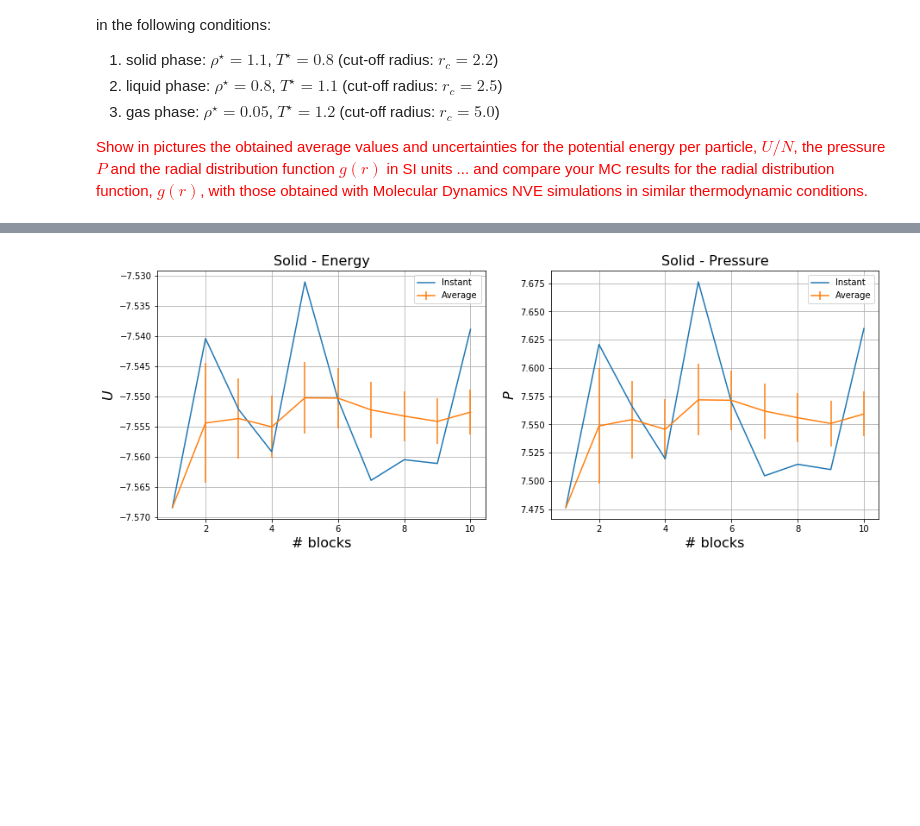
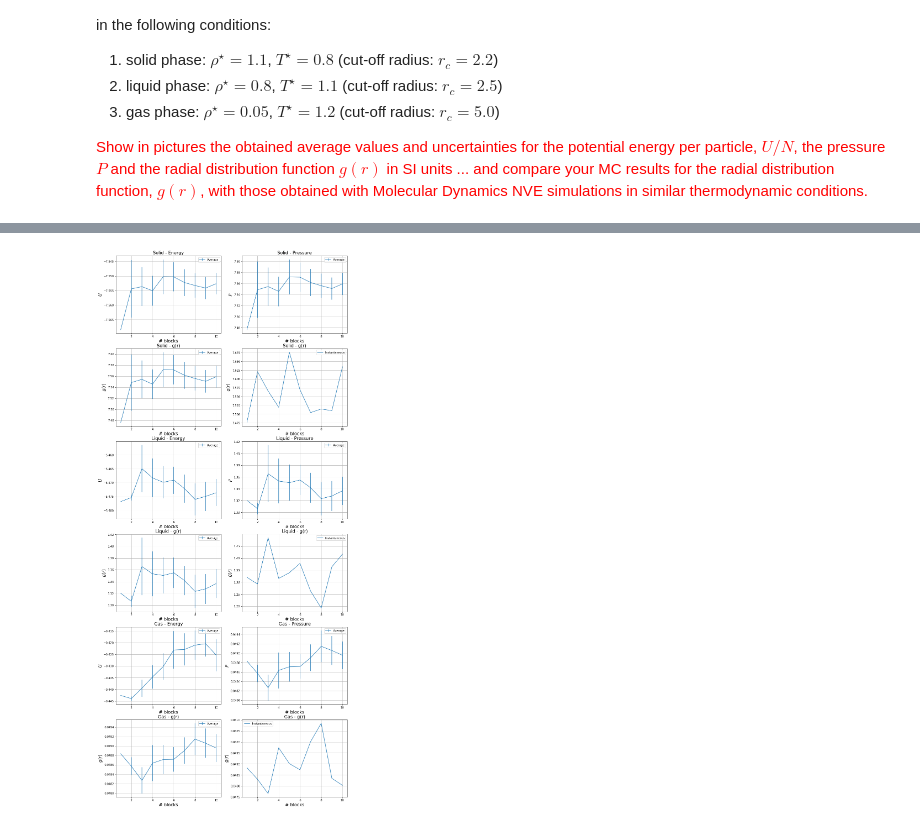
Before and after one commit to rcote98/LSN_exercise_delivery, a Jupyter notebook: esercitazione7/esercitazione7.ipynb, the cells around one changed output, grey strips where cells are left out. Saved outputs shown, nothing was run; the diff lists cells and outputs as text; code cells hidden in the pictures; blank space fills up the shorter version.

```diff
--- a/esercitazione7/esercitazione7.ipynb
+++ b/esercitazione7/esercitazione7.ipynb
@@ -393,11 +437,12 @@ By means of your upgraded MC code, equilibrate and <span style="color:red">perfo
 
 block, u_inst, u_ave, u_error = np.loadtxt("sim_data/solid/output.epot.0", unpack='true')
 block, p_inst, p_ave, p_error = np.loadtxt("sim_data/solid/output.pres.0", unpack='true')
+block, g_inst, g_ave, g_error = np.loadtxt("sim_data/solid/output.gofr.0", unpack='true')
+block, gv_ave, gv_error = np.loadtxt("sim_data/gas/output.gofr-verlet.0", unpack='true')
 
-fig = plt.figure(figsize=[15,18])
+fig = plt.figure(figsize=[15,36])
 
-plt.subplot(3,2,1)
-plt.plot(block, u_inst, label = "Instant")
+plt.subplot(6,2,1)
 plt.errorbar(block,u_ave,yerr=u_error, label = "Average")
 plt.title("Solid - Energy", fontsize = 16)
 plt.ylabel('$U$', fontsize = 16)
@@ -405,11 +450,27 @@ plt.xlabel('# blocks', fontsize = 16)
 plt.legend()
 plt.grid(True)
 
-plt.subplot(3,2,2)
-plt.plot(block, p_inst, label = "Instant")
+plt.subplot(6,2,2)
 plt.errorbar(block,p_ave,yerr=p_error, label = "Average")
 plt.title("Solid - Pressure", fontsize = 16)
 plt.ylabel('$P$', fontsize = 16)
+plt.xlabel('# blocks', fontsize = 16)
+plt.legend()
+plt.grid(True)
+
+plt.subplot(6,2,3)
+plt.errorbar(block,g_ave,yerr=g_error, label = "Average - MC")
+plt.errorbar(block,gv_ave,yerr=gv_error, label = "Average - Verlet")
+plt.title("Solid - g(r)", fontsize = 16)
+plt.ylabel('$g(r)$', fontsize = 16)
+plt.xlabel('# blocks', fontsize = 16)
+plt.legend()
+plt.grid(True)
+
+plt.subplot(6,2,4)
+plt.plot(block,g_inst, label = "Instantaneous - MC")
+plt.title("Solid - g(r)", fontsize = 16)
+plt.ylabel('$g(r)$', fontsize = 16)
 plt.xlabel('# blocks', fontsize = 16)
 plt.legend()
 plt.grid(True)
@@ -418,12 +479,10 @@ plt.grid(True)
 
 block, u_inst, u_ave, u_error = np.loadtxt("sim_data/liquid/output.epot.0", unpack='true')
 block, p_inst, p_ave, p_error = np.loadtxt("sim_data/liquid/output.pres.0", unpack='true')
+block, g_inst, g_ave, g_error = np.loadtxt("sim_data/liquid/output.gofr.0", unpack='true')
+block, gv_ave, gv_error = np.loadtxt("sim_data/gas/output.gofr-verlet.0", unpack='true')
 
-
-fig = plt.figure(figsize=[15,18])
-
-plt.subplot(3,2,1)
-plt.plot(block, u_inst, label = "Instant")
+plt.subplot(6,2,5)
 plt.errorbar(block,u_ave,yerr=u_error, label = "Average")
 plt.title("Liquid - Energy", fontsize = 16)
 plt.ylabel('$U$', fontsize = 16)
@@ -431,40 +490,71 @@ plt.xlabel('# blocks', fontsize = 16)
 plt.legend()
 plt.grid(True)
 
-plt.subplot(3,2,2)
-plt.plot(block, p_inst, label = "Instant")
+plt.subplot(6,2,6)
 plt.errorbar(block,p_ave,yerr=p_error, label = "Average")
 plt.title("Liquid - Pressure", fontsize = 16)
 plt.ylabel('$P$', fontsize = 16)
+plt.xlabel('# blocks', fontsize = 16)
+plt.legend()
+plt.grid(True)
+
+plt.subplot(6,2,7)
+plt.errorbar(block,g_ave,yerr=g_error, label = "Average - MC")
+plt.errorbar(block,gv_ave,yerr=gv_error, label = "Average - Verlet")
+plt.title("Liquid - g(r)", fontsize = 16)
+plt.ylabel('$g(r)$', fontsize = 16)
+plt.xlabel('# blocks', fontsize = 16)
+plt.legend()
+plt.grid(True)
+
+plt.subplot(6,2,8)
+plt.plot(block,g_inst, label = "Instantaneous - MC")
+plt.title("Liquid - g(r)", fontsize = 16)
+plt.ylabel('$g(r)$', fontsize = 16)
 plt.xlabel('# blocks', fontsize = 16)
 plt.legend()
 plt.grid(True)
 
 # GAS
 
 block, u_inst, u_ave, u_error = np.loadtxt("sim_data/gas/output.epot.0", unpack='true')
 block, p_inst, p_ave, p_error = np.loadtxt("sim_data/gas/output.pres.0", unpack='true')
+block, g_inst, g_ave, g_error = np.loadtxt("sim_data/gas/output.gofr.0", unpack='true')
+block, gv_ave, gv_error = np.loadtxt("sim_data/gas/output.gofr-verlet.0", unpack='true')
 
-fig = plt.figure(figsize=[15,18])
-
-plt.subplot(3,2,1)
-plt.plot(block, u_inst, label = "Instant")
+plt.subplot(6,2,9)
 plt.errorbar(block,u_ave,yerr=u_error, label = "Average")
 plt.title("Gas - Energy", fontsize = 16)
 plt.ylabel('$U$', fontsize = 16)
 plt.xlabel('# blocks', fontsize = 16)
 plt.legend()
 plt.grid(True)
 
-plt.subplot(3,2,2)
-plt.plot(block, p_inst, label = "Instant")
+plt.subplot(6,2,10)
 plt.errorbar(block,p_ave,yerr=p_error, label = "Average")
 plt.title("Gas - Pressure", fontsize = 16)
 plt.ylabel('$P$', fontsize = 16)
 plt.xlabel('# blocks', fontsize = 16)
 plt.legend()
 plt.grid(True)
 
+plt.subplot(6,2,11)
+plt.errorbar(block,g_ave,yerr=g_error, label = "Average - MC")
+plt.errorbar(block,gv_ave,yerr=gv_error, label = "Average - Verlet")
+plt.title("Gas - g(r)", fontsize = 16)
+plt.ylabel('$g(r)$', fontsize = 16)
+plt.xlabel('# blocks', fontsize = 16)
+plt.legend()
+plt.grid(True)
+
+plt.subplot(6,2,12)
+plt.plot(block,g_inst, label = "Instantaneous - MC")
+plt.title("Gas - g(r)", fontsize = 16)
+plt.ylabel('$g(r)$', fontsize = 16)
+plt.xlabel('# blocks', fontsize = 16)
+plt.legend()
+plt.grid(True)
+
 plt.show()
 # %% [output]
-[figure, old version]
+[figure, new version]
```
Also changed, not shown: parts of 4 cells of this notebook, 58 other files.
